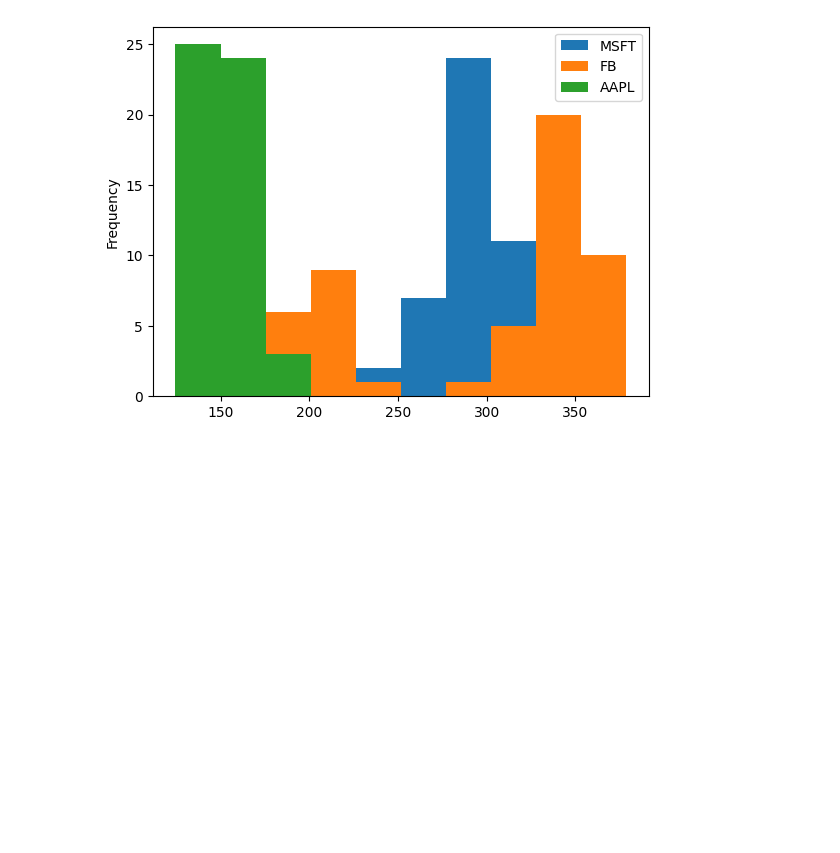
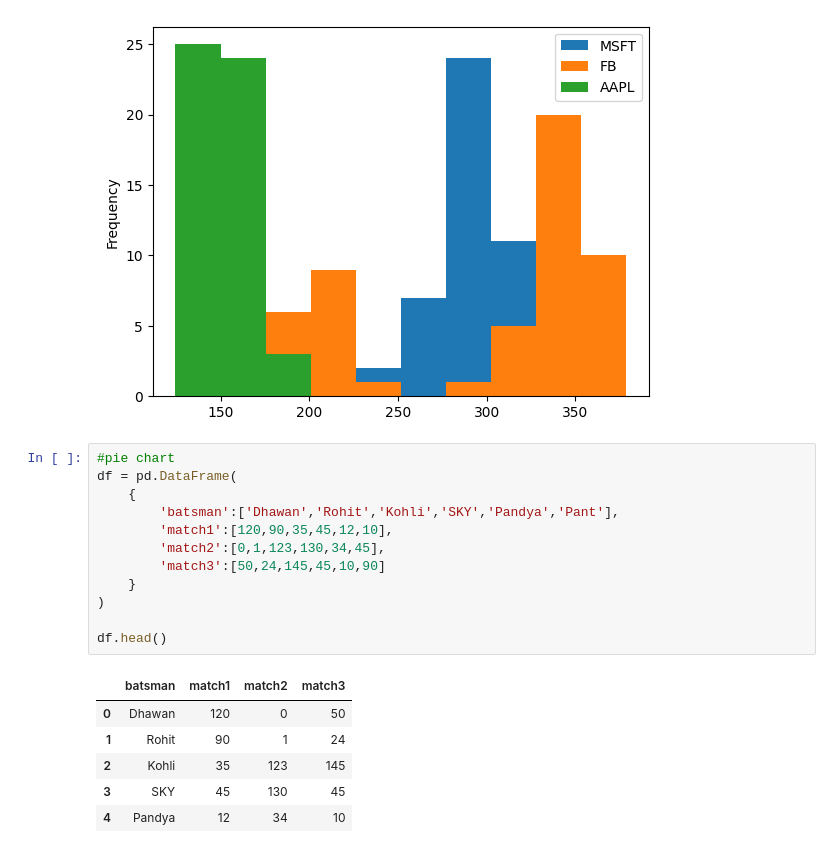
Before and after one commit to Ravravan/matplotlib, a Jupyter notebook: Matplotlib.ipynb, the cells around one changed output. Cells and saved outputs as stored; diff of their text form; blank space fills up the shorter version.

```diff
--- a/Matplotlib.ipynb
+++ b/Matplotlib.ipynb
@@ -410,3 +410,22 @@ stocks.plot(kind='hist')
 # %% [output]
 <Axes: ylabel='Frequency'>
 [figure]
+# %%
+#pie chart
+df = pd.DataFrame(
+    {
+        'batsman':['Dhawan','Rohit','Kohli','SKY','Pandya','Pant'],
+        'match1':[120,90,35,45,12,10],
+        'match2':[0,1,123,130,34,45],
+        'match3':[50,24,145,45,10,90]
+    }
+)
+
+df.head()
+# %% [output]
+|  | batsman | match1 | match2 | match3 |
+| 0 | Dhawan | 120 | 0 | 50 |
+| 1 | Rohit | 90 | 1 | 24 |
+| 2 | Kohli | 35 | 123 | 145 |
+| 3 | SKY | 45 | 130 | 45 |
+| 4 | Pandya | 12 | 34 | 10 |
```
Also changed, not shown: parts of 1 cell of this notebook.
